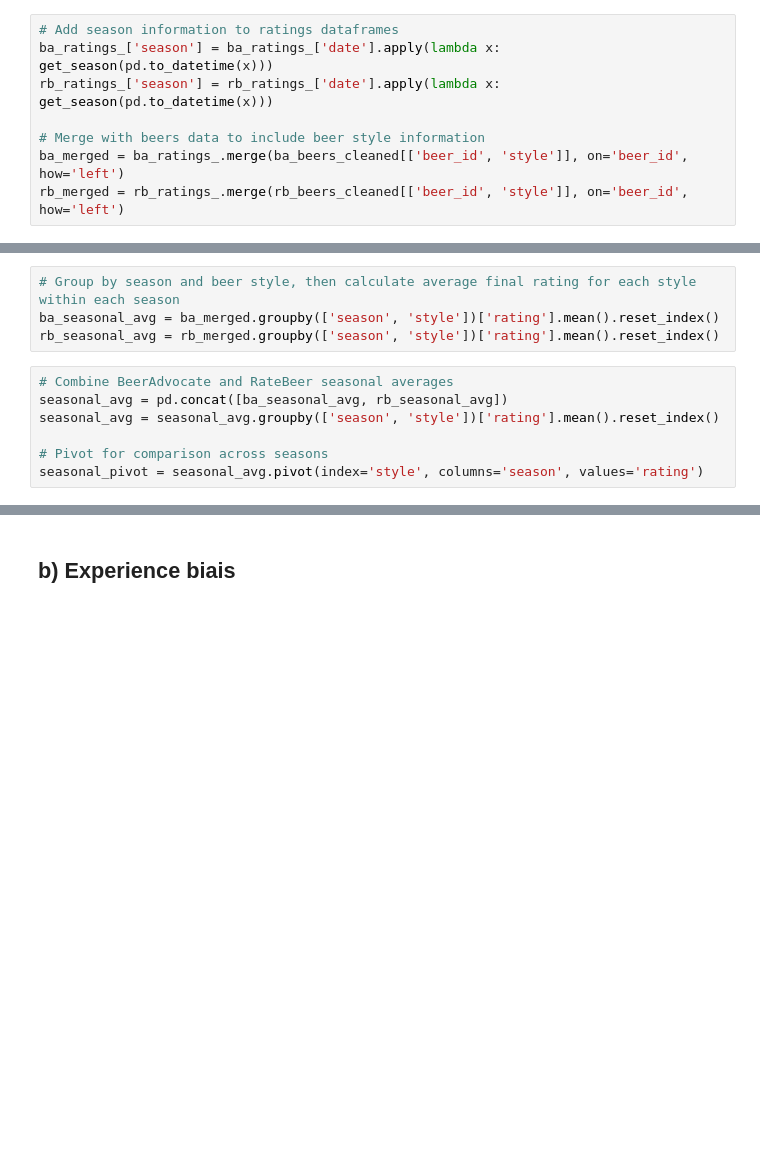
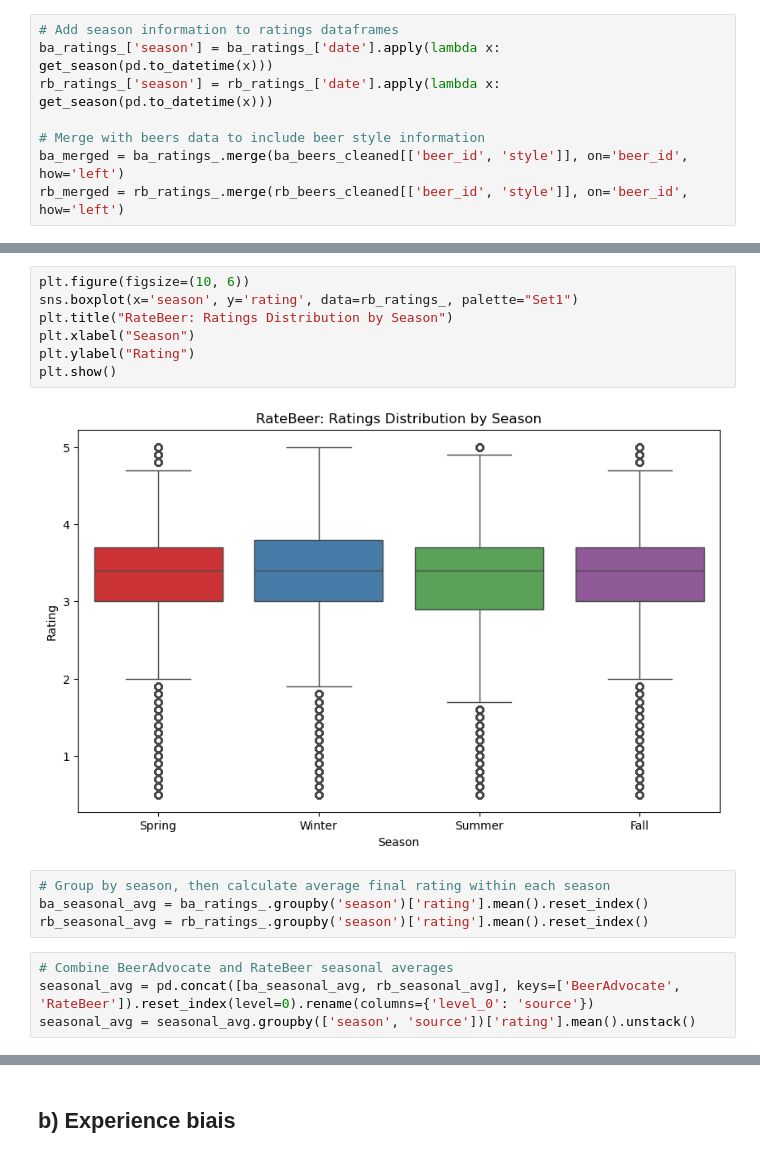
Before and after one commit to epfl-ada/ada-2024-project-datapilots, a Jupyter notebook: results.ipynb, the cells around one changed output, grey strips where cells are left out. Saved outputs shown, nothing was run; the diff lists cells and outputs as text; blank space fills up the shorter version.

```diff
--- a/results.ipynb
+++ b/results.ipynb
@@ -786,13 +781,19 @@ rb_merged = rb_ratings_.merge(rb_beers_cleaned[['beer_id', 'style']], on='beer_i
+# %%
+plt.figure(figsize=(10, 6))
+sns.boxplot(x='season', y='rating', data=rb_ratings_, palette="Set1")
+plt.title("RateBeer: Ratings Distribution by Season")
+plt.xlabel("Season")
+plt.ylabel("Rating")
+plt.show()
+# %% [output]
+[figure, added]
 # %%
-# Group by season and beer style, then calculate average final rating for each style within each season
-ba_seasonal_avg = ba_merged.groupby(['season', 'style'])['rating'].mean().reset_index()
-rb_seasonal_avg = rb_merged.groupby(['season', 'style'])['rating'].mean().reset_index()
+# Group by season, then calculate average final rating within each season
+ba_seasonal_avg = ba_ratings_.groupby('season')['rating'].mean().reset_index()
+rb_seasonal_avg = rb_ratings_.groupby('season')['rating'].mean().reset_index()
 # %%
 # Combine BeerAdvocate and RateBeer seasonal averages
-seasonal_avg = pd.concat([ba_seasonal_avg, rb_seasonal_avg])
-seasonal_avg = seasonal_avg.groupby(['season', 'style'])['rating'].mean().reset_index()
-
-# Pivot for comparison across seasons
-seasonal_pivot = seasonal_avg.pivot(index='style', columns='season', values='rating')
+seasonal_avg = pd.concat([ba_seasonal_avg, rb_seasonal_avg], keys=['BeerAdvocate', 'RateBeer']).reset_index(level=0).rename(columns={'level_0': 'source'})
+seasonal_avg = seasonal_avg.groupby(['season', 'source'])['rating'].mean().unstack()
 # %%
 print("Seasonal Bias Analysis - Average Ratings per Style by Season")
```
Also changed, not shown: parts of 14 cells of this notebook.
